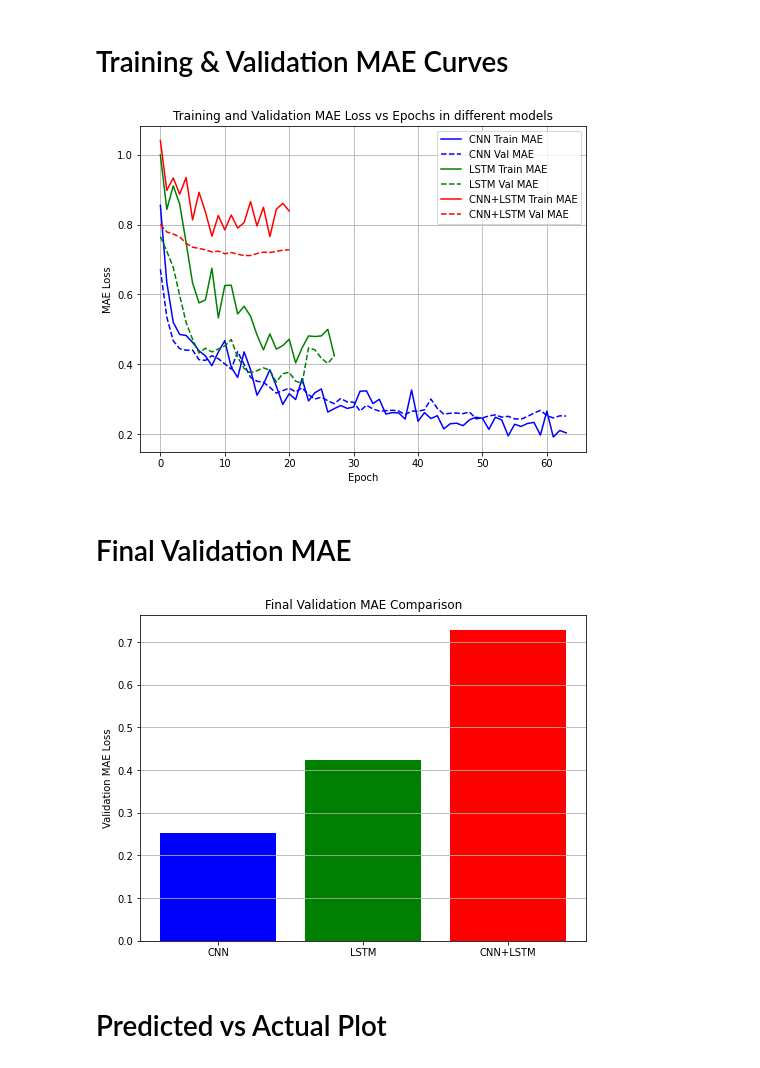
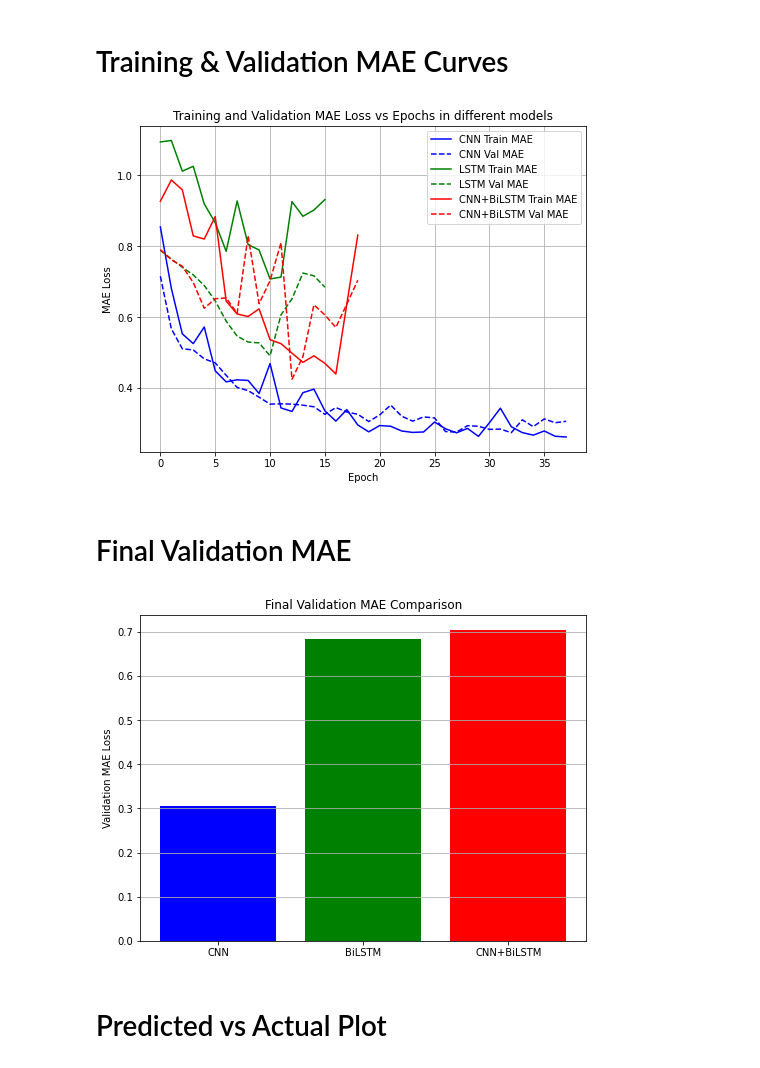
Before and after one commit to rickykkim/Drug-Design, a Jupyter notebook: DL_model.ipynb, the cells around one changed output. Saved outputs shown, nothing was run; the diff lists cells and outputs as text; code cells hidden in the pictures.

```diff
--- a/DL_model.ipynb
+++ b/DL_model.ipynb
@@ -318,12 +341,12 @@ plt.plot(cnn_trainer.history["loss"], label="CNN Train MAE", color="blue")
 plt.plot(cnn_trainer.history["val_loss"], label="CNN Val MAE", color="blue", linestyle="--")
 
 # LSTM
-plt.plot(lstm_trainer.history["loss"], label="LSTM Train MAE", color="green")
-plt.plot(lstm_trainer.history["val_loss"], label="LSTM Val MAE", color="green", linestyle="--")
+plt.plot(bilstm_trainer.history["loss"], label="LSTM Train MAE", color="green")
+plt.plot(bilstm_trainer.history["val_loss"], label="LSTM Val MAE", color="green", linestyle="--")
 
-# CNN+LSTM
-plt.plot(cnn_lstm_trainer.history["loss"], label="CNN+LSTM Train MAE", color="red")
-plt.plot(cnn_lstm_trainer.history["val_loss"], label="CNN+LSTM Val MAE", color="red", linestyle="--")
+# CNN+BiLSTM
+plt.plot(cnn_bilstm_trainer.history["loss"], label="CNN+BiLSTM Train MAE", color="red")
+plt.plot(cnn_bilstm_trainer.history["val_loss"], label="CNN+BiLSTM Val MAE", color="red", linestyle="--")
 
 plt.title("Training and Validation MAE Loss vs Epochs in different models")
 plt.xlabel("Epoch")
@@ -332,26 +355,26 @@ plt.legend()
 plt.grid(True)
 plt.show()
 # %% [output]
-[figure, old version]
+[figure, new version]
 # %% [markdown]
 # Final Validation MAE
 # %%
 final_val_mae = [
     cnn_trainer.history["val_loss"][-1],
-    lstm_trainer.history["val_loss"][-1],
-    cnn_lstm_trainer.history["val_loss"][-1]
+    bilstm_trainer.history["val_loss"][-1],
+    cnn_bilstm_trainer.history["val_loss"][-1]
 ]
 
-labels = ["CNN", "LSTM", "CNN+LSTM"]
+labels = ["CNN", "BiLSTM", "CNN+BiLSTM"]
 
 plt.figure(figsize=(8,6))
 plt.bar(labels, final_val_mae, color=["blue", "green", "red"])
 plt.ylabel("Validation MAE Loss")
 plt.title("Final Validation MAE Comparison")
 plt.grid(axis="y")
 plt.show()
 # %% [output]
-[figure, old version]
+[figure, new version]
 # %% [markdown]
 # Predicted vs Actual Plot
 # %%
```
Also changed, not shown: parts of 10 cells of this notebook, 18 other files.
